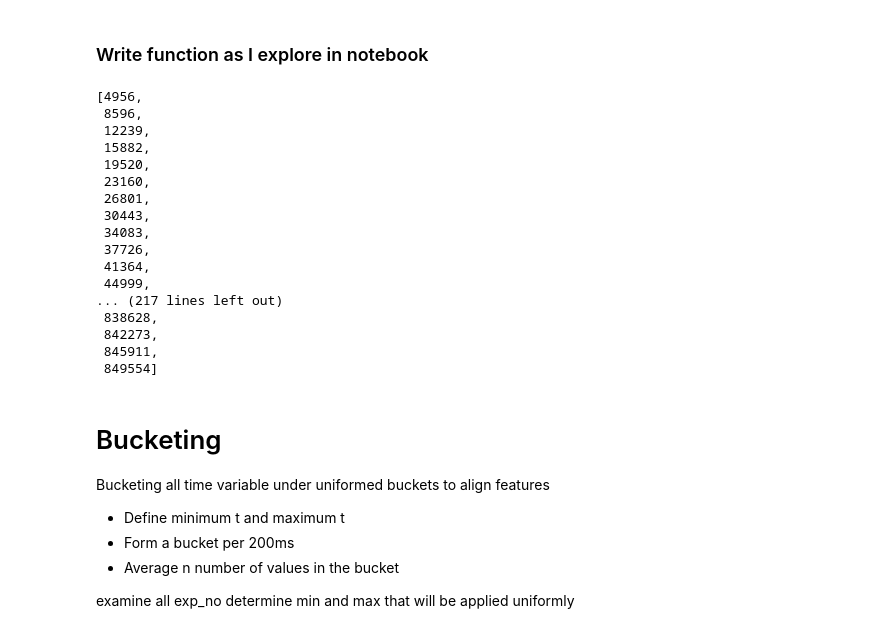
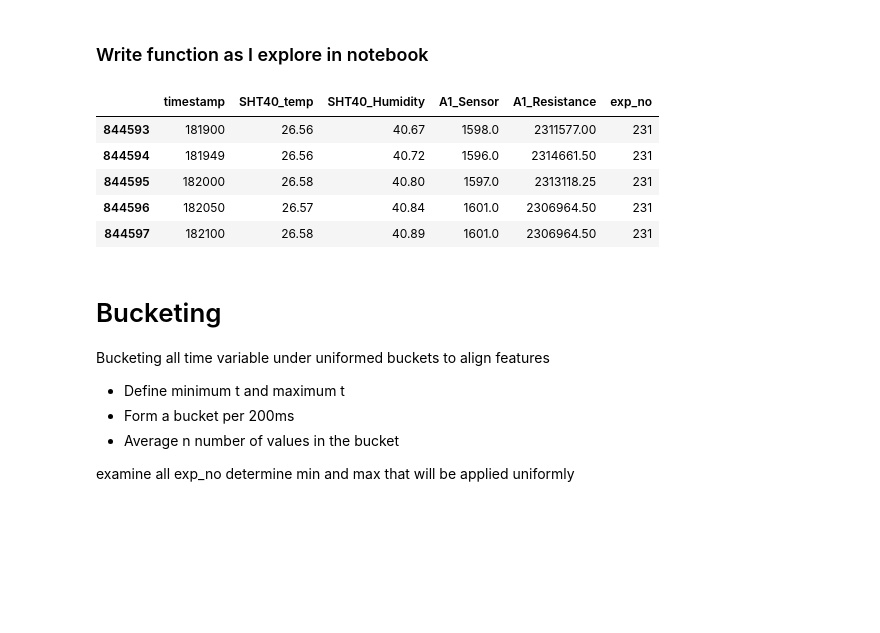
Before and after one commit to gavinlouuu-kpt/gas-sensor-ml, a Jupyter notebook: notebooks/node 1.1-lkw-initial-data-exploration.ipynb, the cells around one changed output. Saved outputs shown, nothing was run; the diff lists cells and outputs as text; code cells hidden in the pictures; blank space fills up the shorter version.

```diff
--- a/notebooks/node 1.1-lkw-initial-data-exploration.ipynb
+++ b/notebooks/node 1.1-lkw-initial-data-exploration.ipynb
@@ -30,26 +30,6 @@ def _hi_lo_peak(x: pd.DataFrame) -> pd.DataFrame:
             smaller_peaks.append(peaks[i + 1])
     # smaller_peaks_df = x.iloc[smaller_peaks]
     return smaller_peaks
-# %%
-_hi_lo_peak(df)
-# %% [output]
-[4956,
- 8596,
- 12239,
- 15882,
- 19520,
- 23160,
- 26801,
- 30443,
- 34083,
- 37726,
- 41364,
- 44999,
-... (217 lines left out)
- 838628,
- 842273,
- 845911,
- 849554]
 # %%
 def preprocess_data_stack(sp: pd.DataFrame, df: pd.DataFrame) -> pd.DataFrame:
     df_stacked_list = []
@@ -62,6 +42,15 @@ def preprocess_data_stack(sp: pd.DataFrame, df: pd.DataFrame) -> pd.DataFrame:
     return df_stacked
 # %%
 df_stacked = preprocess_data_stack(_hi_lo_peak(df), df)
+# %%
+df_stacked.tail()
+# %% [output]
+|  | timestamp | SHT40_temp | SHT40_Humidity | A1_Sensor | A1_Resistance | exp_no |
+| 844593 | 181900 | 26.56 | 40.67 | 1598.0 | 2311577.00 | 231 |
+| 844594 | 181949 | 26.56 | 40.72 | 1596.0 | 2314661.50 | 231 |
+| 844595 | 182000 | 26.58 | 40.80 | 1597.0 | 2313118.25 | 231 |
+| 844596 | 182050 | 26.57 | 40.84 | 1601.0 | 2306964.50 | 231 |
+| 844597 | 182100 | 26.58 | 40.89 | 1601.0 | 2306964.50 | 231 |
 # %% [markdown]
 # Bucketing
 Bucketing all time variable under uniformed buckets to align features
```
Also changed, not shown: parts of 7 cells of this notebook, 5 other files.
